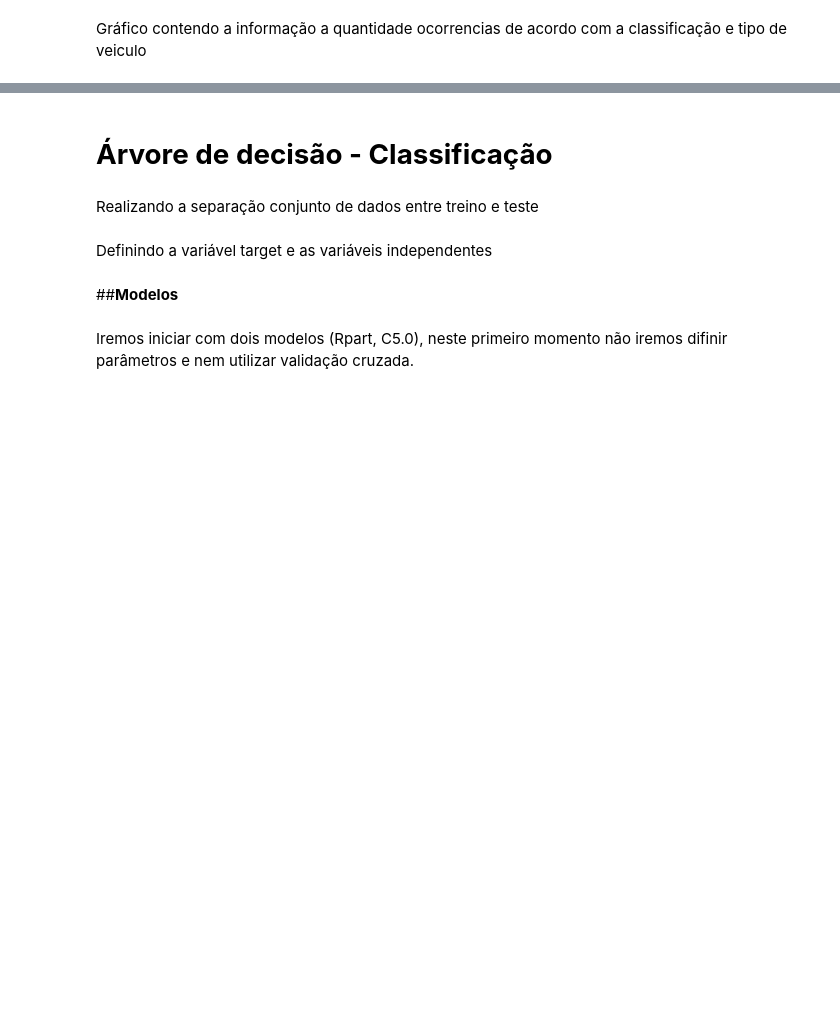
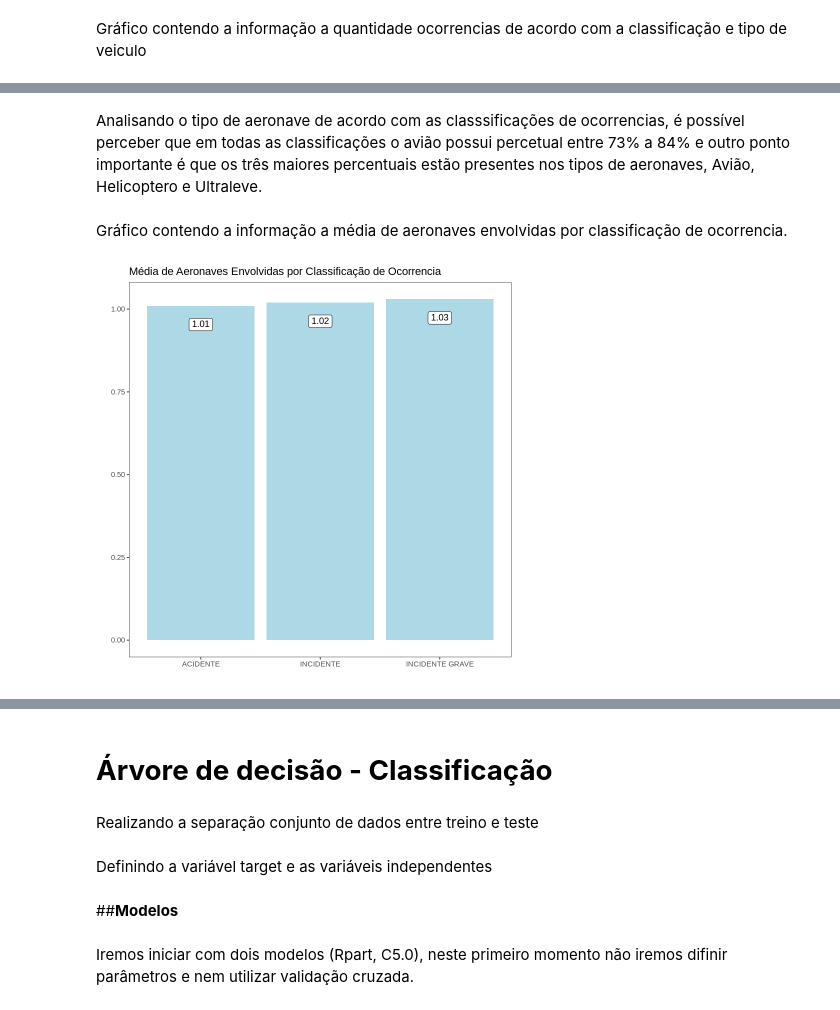
Before and after one commit to JulliaNascimento/Mineracao-de-Dados, a Jupyter notebook: Dados_trabalho.ipynb, the cells around one changed output, grey strips where cells are left out. Drawn from its saved outputs; the diff is of its cells as text; code cells hidden in the pictures; blank space fills up the shorter version.

```diff
--- a/Dados_trabalho.ipynb
+++ b/Dados_trabalho.ipynb
@@ -434,0 +418,18 @@ Results may be unexpected or may change in future versions of ggplot2.”
+# %% [markdown]
+Analisando o tipo de aeronave de acordo com as classsificações de ocorrencias, é possível perceber que em todas as classificações o avião possui percetual entre 73% a 84% e outro ponto
+importante é que os três maiores percentuais estão presentes nos tipos de aeronaves, Avião, Helicoptero e Ultraleve.
+# %% [markdown]
+Gráfico contendo a informação a média de aeronaves envolvidas por classificação de ocorrencia.
+# %%
+dados |>
+  group_by(ocorrencia_classificacao) |>
+  summarise(rendimento = round(mean(total_aeronaves_envolvidas),2)) |>
+  ggplot(aes(x = ocorrencia_classificacao, y = rendimento)) +
+  geom_col(fill="lightblue") +
+  geom_label(aes(label = rendimento, vjust = 2)) +
+  ggtitle("Média de Aeronaves Envolvidas por Classificação de Ocorrencia") +
+  xlab("") + ylab("") +
+  theme_bw() +
+        theme(panel.grid=element_blank())
+# %% [output]
+[figure, added]
```
Also changed, not shown: parts of 30 cells of this notebook.
